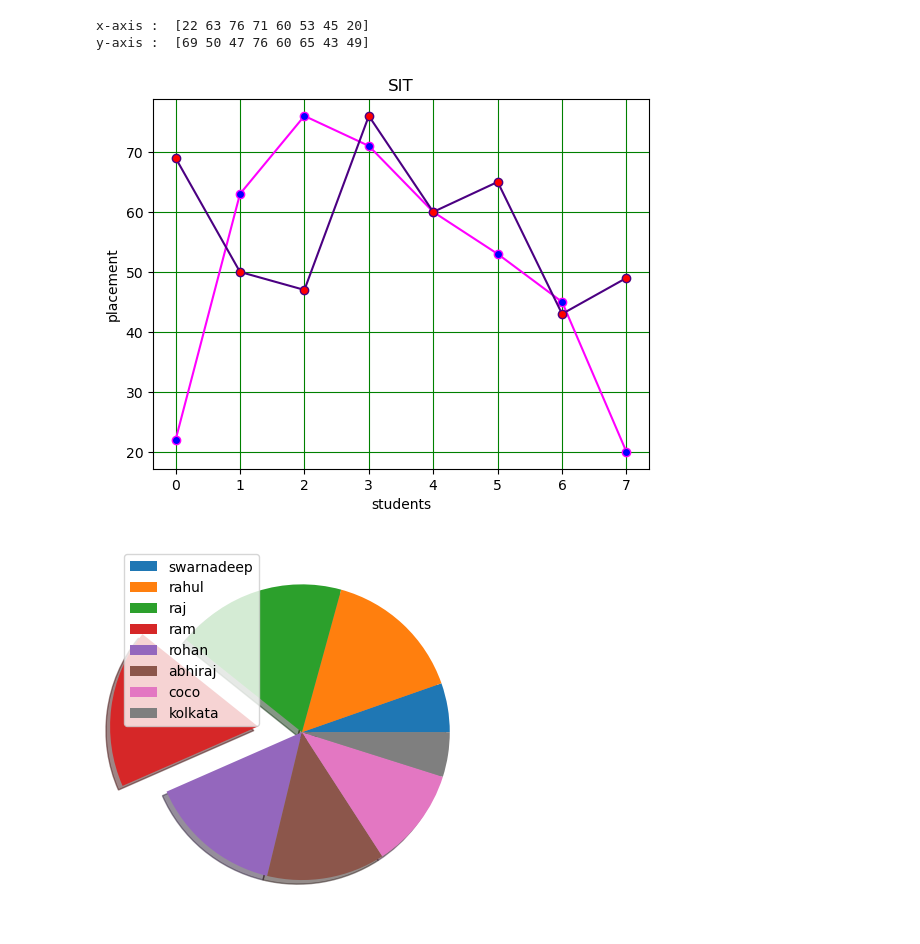
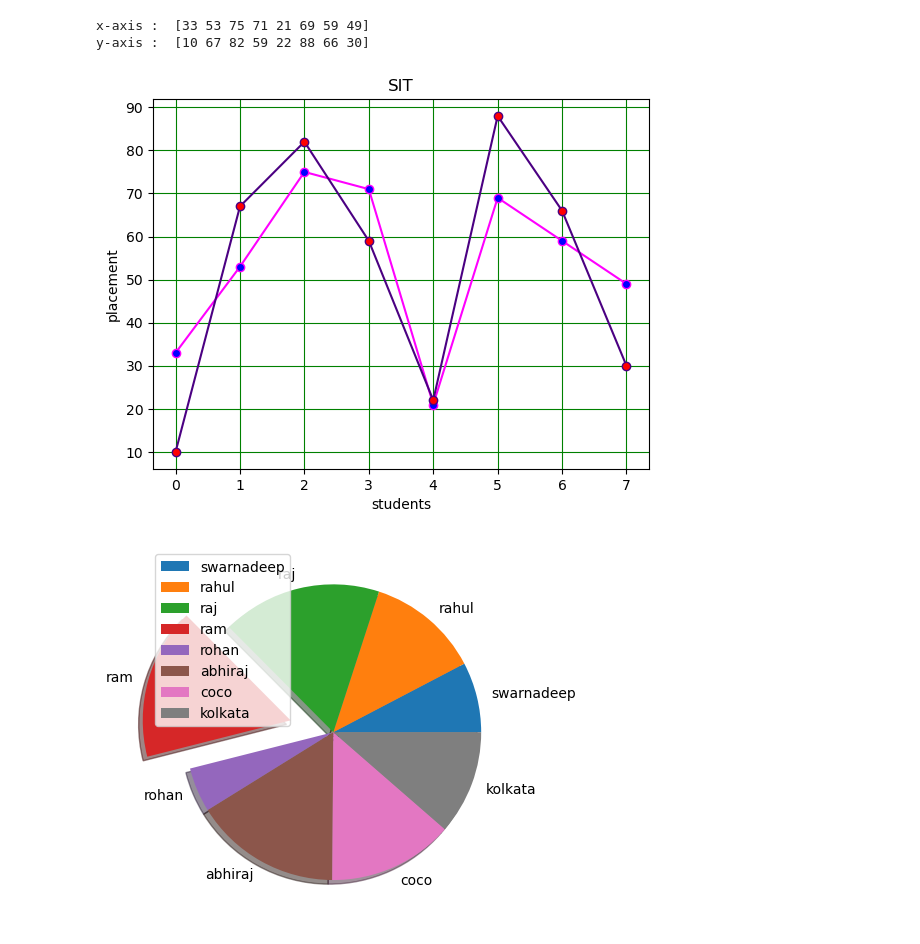
Before and after one commit to Aviraj-Roy/Trial, a Jupyter notebook: python programs/plots.ipynb, the cells around one changed output. Cells and saved outputs as stored; diff of their text form; code cells hidden in the pictures.

```diff
--- a/python programs/plots.ipynb
+++ b/python programs/plots.ipynb
@@ -1,33 +1,33 @@
 # %%
 import random
 import numpy as np
 import matplotlib.pyplot as plt
 class Plot:
     global x_axis
     global y_axis
     global explode
     global labels
     x_axis=np.random.randint(10,90,8)
     y_axis=np.random.randint(10,90,8)
     explode=[0,0,0,0.3,0,0,0,0]
     labels=["swarnadeep","rahul","raj","ram","rohan","abhiraj","coco","kolkata"]
     def plot_1():
         print("x-axis : ",x_axis)
         print("y-axis : ",y_axis)
         plt.plot(x_axis,marker="o",mfc="blue",color="magenta")
         plt.plot(y_axis,marker="o",mfc="red",color="indigo")
         plt.grid(color="green")
         plt.xlabel("students")
         plt.ylabel("placement")
         plt.title("SIT")
         plt.show()
     def plot_2():
-        plt.pie(x_axis,explode=explode,shadow=True)
+        plt.pie(x_axis,explode=explode,shadow=True,labels=labels)
         plt.legend(labels)
 Plot.plot_1()
 Plot.plot_2()
 # %% [output]
-x-axis :  [22 63 76 71 60 53 45 20]
-y-axis :  [69 50 47 76 60 65 43 49]
+x-axis :  [33 53 75 71 21 69 59 49]
+y-axis :  [10 67 82 59 22 88 66 30]
-[figure, old version]
+[figure, new version]
-[figure, old version]
+[figure, new version]
```
